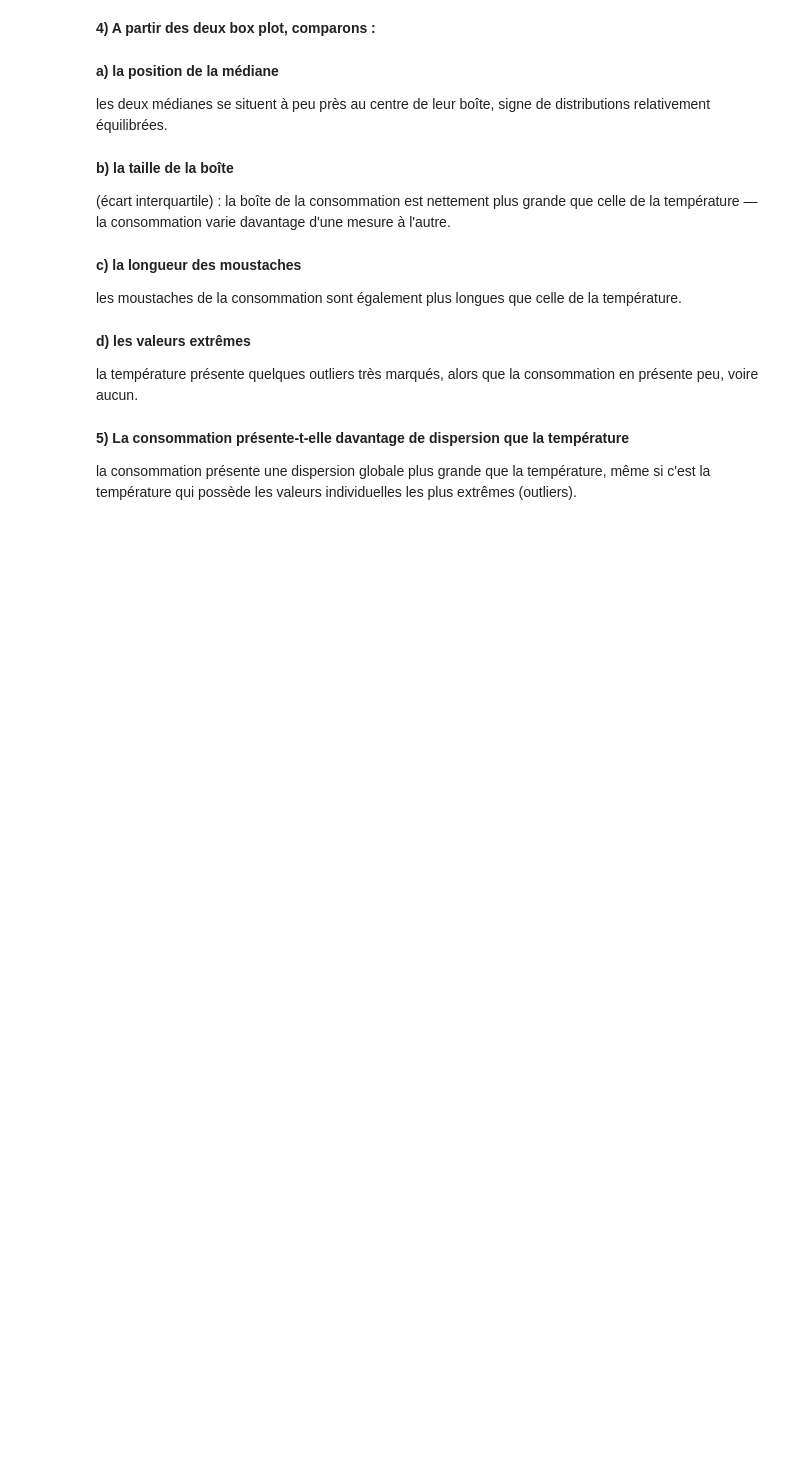
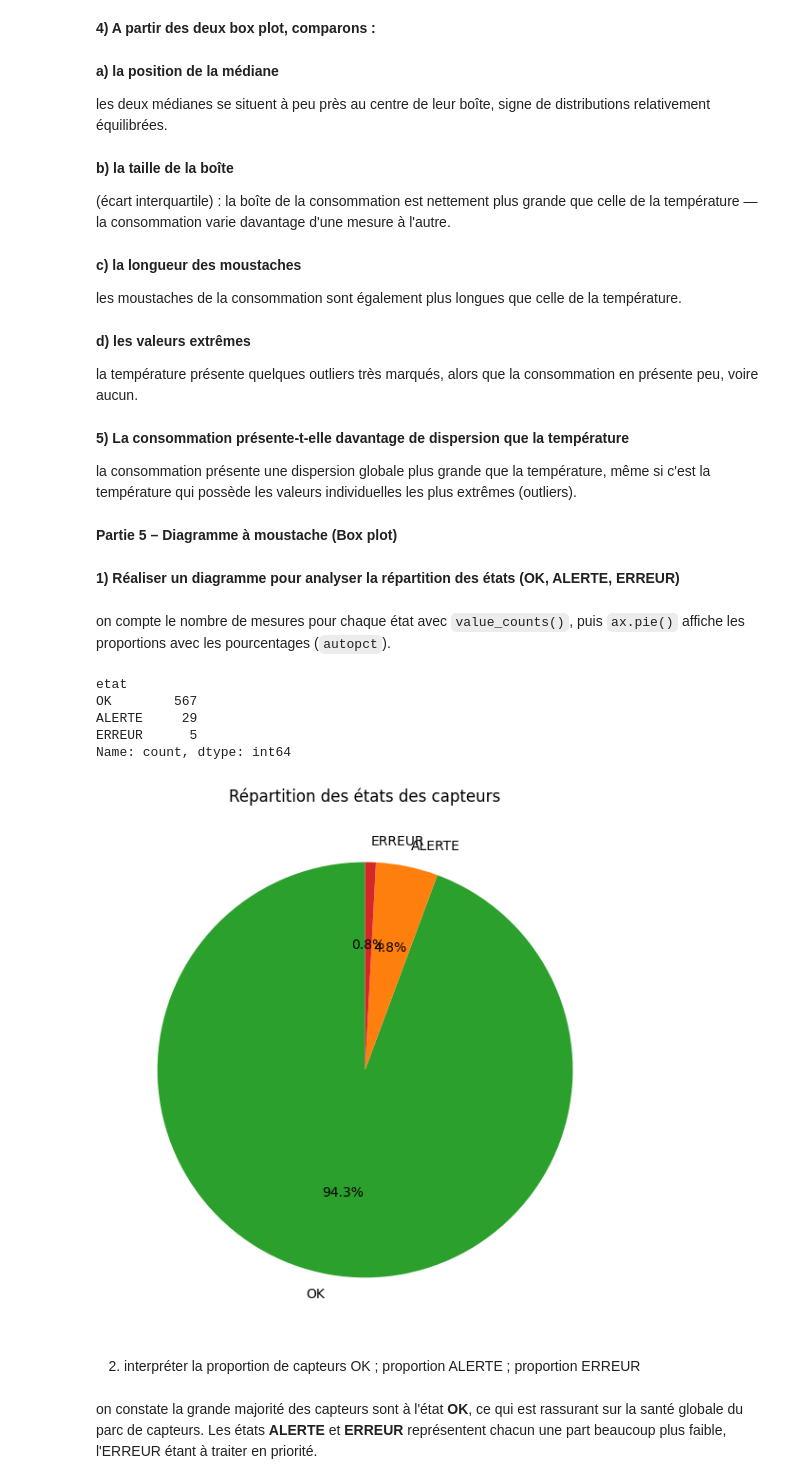
Before and after one commit to Youssoupha-ndiaye/TP_matplotlib_ODC_IA, a Jupyter notebook: atelier_matplotlib_iot/notebooks/atelier_matplotlib_iot.ipynb, the cells around one changed output. Saved outputs shown, nothing was run; the diff lists cells and outputs as text; code cells hidden in the pictures; blank space fills up the shorter version.

```diff
--- a/atelier_matplotlib_iot/notebooks/atelier_matplotlib_iot.ipynb
+++ b/atelier_matplotlib_iot/notebooks/atelier_matplotlib_iot.ipynb
@@ -265,3 +265,41 @@ la consommation en présente peu, voire aucun.
 la consommation présente une dispersion globale plus grande que la
 température, même si c'est la température qui possède les valeurs individuelles les plus
 extrêmes (outliers).
+# %% [markdown]
+**Partie 5 – Diagramme à moustache (Box plot)**
+# %% [markdown]
+**1) Réaliser un diagramme pour analyser la répartition des états (OK, ALERTE, ERREUR)**
+# %% [markdown]
+on compte le nombre de mesures pour chaque état avec
+`value_counts()`, puis `ax.pie()` affiche les proportions avec les pourcentages
+(`autopct`).
+# %%
+etat_counts = df["etat"].dropna().value_counts()
+etat_counts
+# %% [output]
+etat
+OK        567
+ALERTE     29
+ERREUR      5
+Name: count, dtype: int64
+# %%
+#on trace le graphe à parti des données récupérées en haut
+fig, ax = plt.subplots(figsize=(6, 6))
+ax.pie(
+    etat_counts.values,
+    labels=etat_counts.index,
+    autopct="%1.1f%%",
+    colors=["tab:green", "tab:orange", "tab:red"],
+    startangle=90,
+)
+ax.set_title("Répartition des états des capteurs")
+fig.tight_layout()
+plt.show()
+# %% [output]
+[figure, added]
+# %% [markdown]
+2) interpréter la proportion de capteurs OK ; proportion ALERTE ; proportion ERREUR
+# %% [markdown]
+on constate la grande majorité des capteurs sont à l'état **OK**, ce qui est
+rassurant sur la santé globale du parc de capteurs. Les états **ALERTE** et **ERREUR**
+représentent chacun une part beaucoup plus faible, l'ERREUR étant à traiter en priorité.
```
Also changed, not shown: parts of 2 cells of this notebook.
